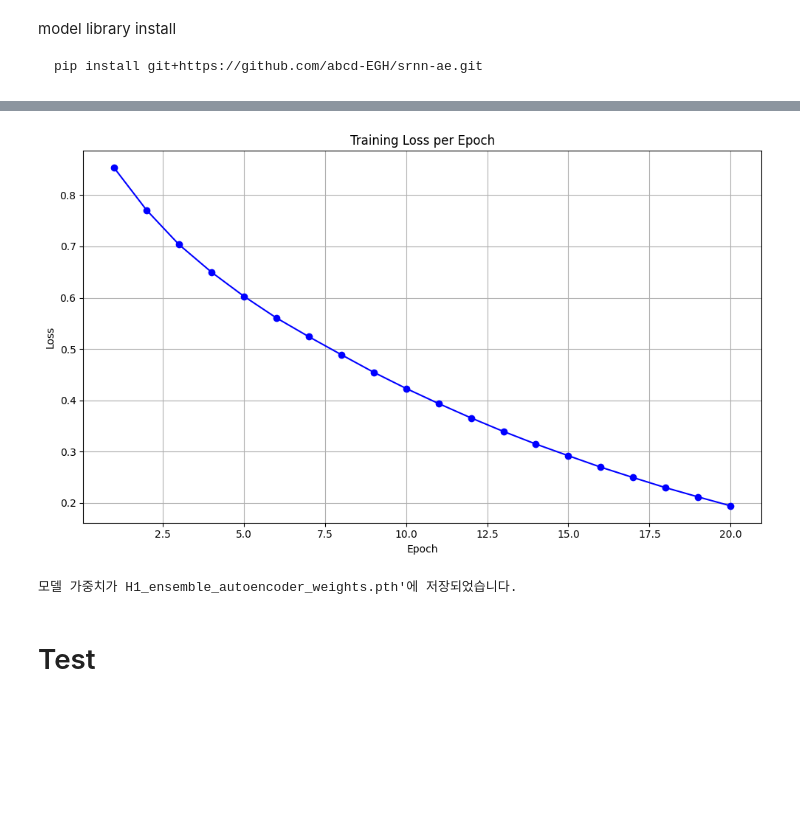
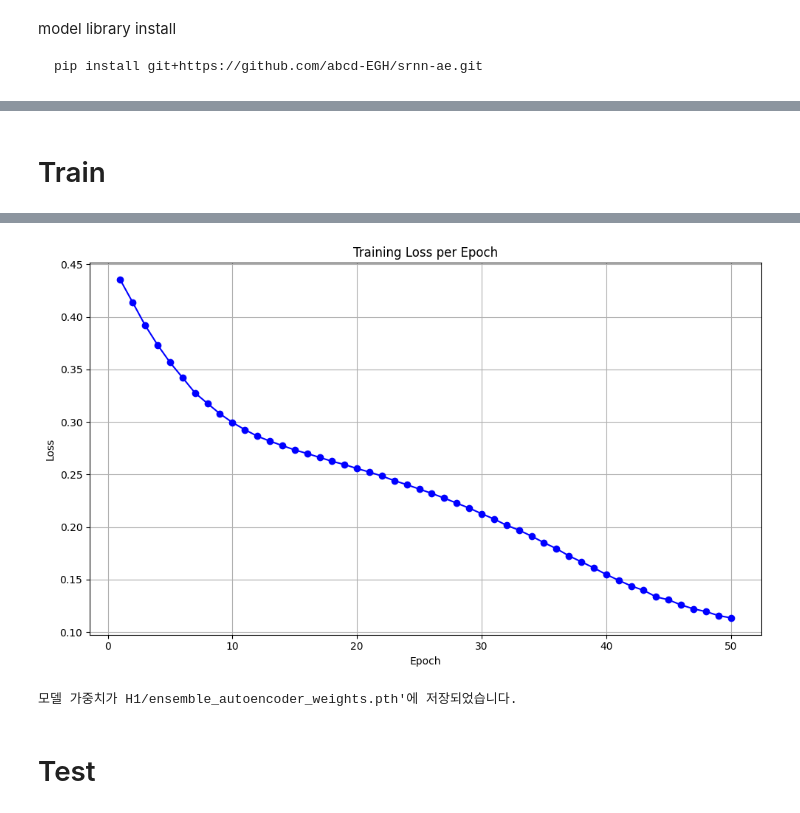
Before and after one commit to abcd-EGH/IEcapstone, a Jupyter notebook: H1_Dynamic_Threshold_without_GARCH.ipynb, the cells around one changed output, grey strips where cells are left out. Drawn from its saved outputs; the diff is of its cells as text; code cells hidden in the pictures; blank space fills up the shorter version.

Commit message:
H1 static, moving_avg complete, garch in progress

```diff
--- a/H1_Dynamic_Threshold_without_GARCH.ipynb
+++ b/H1_Dynamic_Threshold_without_GARCH.ipynb
@@ -121,35 +60,3 @@ len(df_train[:]) % 288 # 하루 sequence 길이 = 288
-# %%
-class TimeSeriesDataset(Dataset):
-    def __init__(self, data, labels, window_size, stride=1):
-        """
-        시계열 데이터를 윈도우 단위로 분할하여 Dataset을 구성합니다.
-
-        Args:
-            data (np.ndarray): 시계열 데이터, shape (num_samples, input_size)
-            labels (np.ndarray): 시계열 데이터 라벨, shape (num_samples,)
-            window_size (int): 윈도우 크기
-            stride (int): 윈도우 이동 간격
-        """
-        self.data = data
-        self.labels = labels
-        self.window_size = window_size
-        self.stride = stride
-        self.num_samples = (len(data) - window_size) // stride + 1
-
-    def __len__(self):
-        return self.num_samples
-
-    def __getitem__(self, idx):
-        start = idx * self.stride
-        end = start + self.window_size
-        sample = self.data[start:end]
-        target = self.data[start:end]  # 오토인코더의 경우 입력과 출력이 동일
-        window_labels = self.labels[start:end]
-        return (
-            torch.tensor(sample, dtype=torch.float32),
-            torch.tensor(target, dtype=torch.float32),
-            torch.tensor(window_labels, dtype=torch.float32)
-        )
 # %%
 set_random_seed()
 
@@ -369,8 +155,10 @@ def test(model, dataloader, device, total_length):
+# %% [markdown]
+# Train
 # %%
 # 학습 실행
 train(
     model=model,
-    dataloader=dataloader,
+    dataloader=train_dataloader,
     criterion=criterion,
     optimizer=optimizer,
     device=device,
@@ -378,5 +166,5 @@ train(
     num_epochs=args['num_epochs'],
     h=h
 )
-# LSTM+AE+GARCH -> 100 epoch, 0.002721 loss
+# LSTM+AE+GARCH -> 100 epoch, 0.002721 MSEloss
 # %% [output]
@@ -400,9 +180,9 @@ Training loss saved to ./plots\H1_training_loss.csv
-[figure, old version]
+[figure, new version]
 # %%
 # 모델 가중치 저장
-torch.save(model.state_dict(), f'{h}_ensemble_autoencoder_weights.pth')
-print(f"모델 가중치가 {h}_ensemble_autoencoder_weights.pth'에 저장되었습니다.")
+torch.save(model.state_dict(), f'{h}/ensemble_autoencoder_weights.pth')
+print(f"모델 가중치가 {h}/ensemble_autoencoder_weights.pth'에 저장되었습니다.")
 # %% [output]
-모델 가중치가 H1_ensemble_autoencoder_weights.pth'에 저장되었습니다.
+모델 가중치가 H1/ensemble_autoencoder_weights.pth'에 저장되었습니다.
 # %% [markdown]
 # Test
```
Also changed, not shown: parts of 19 cells of this notebook, 32 other files.
